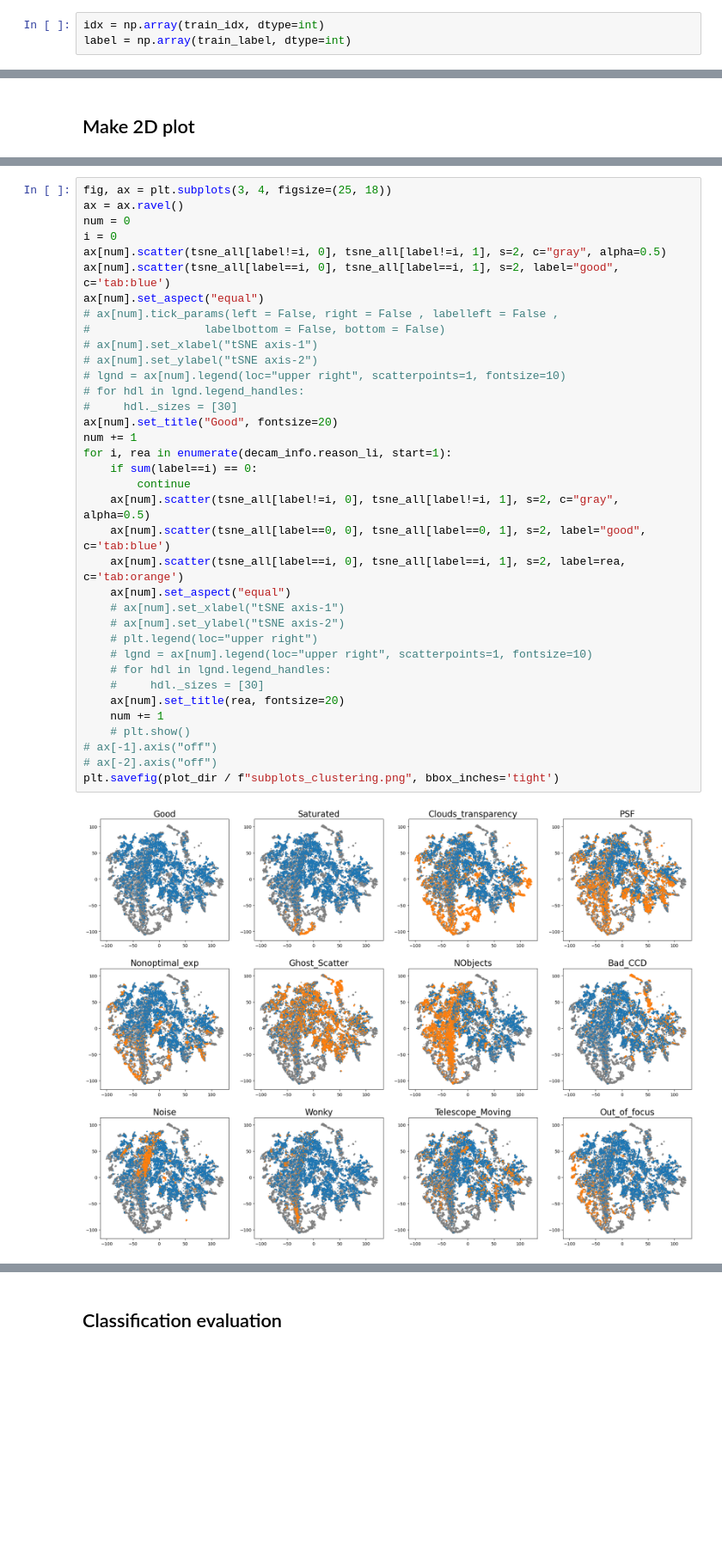
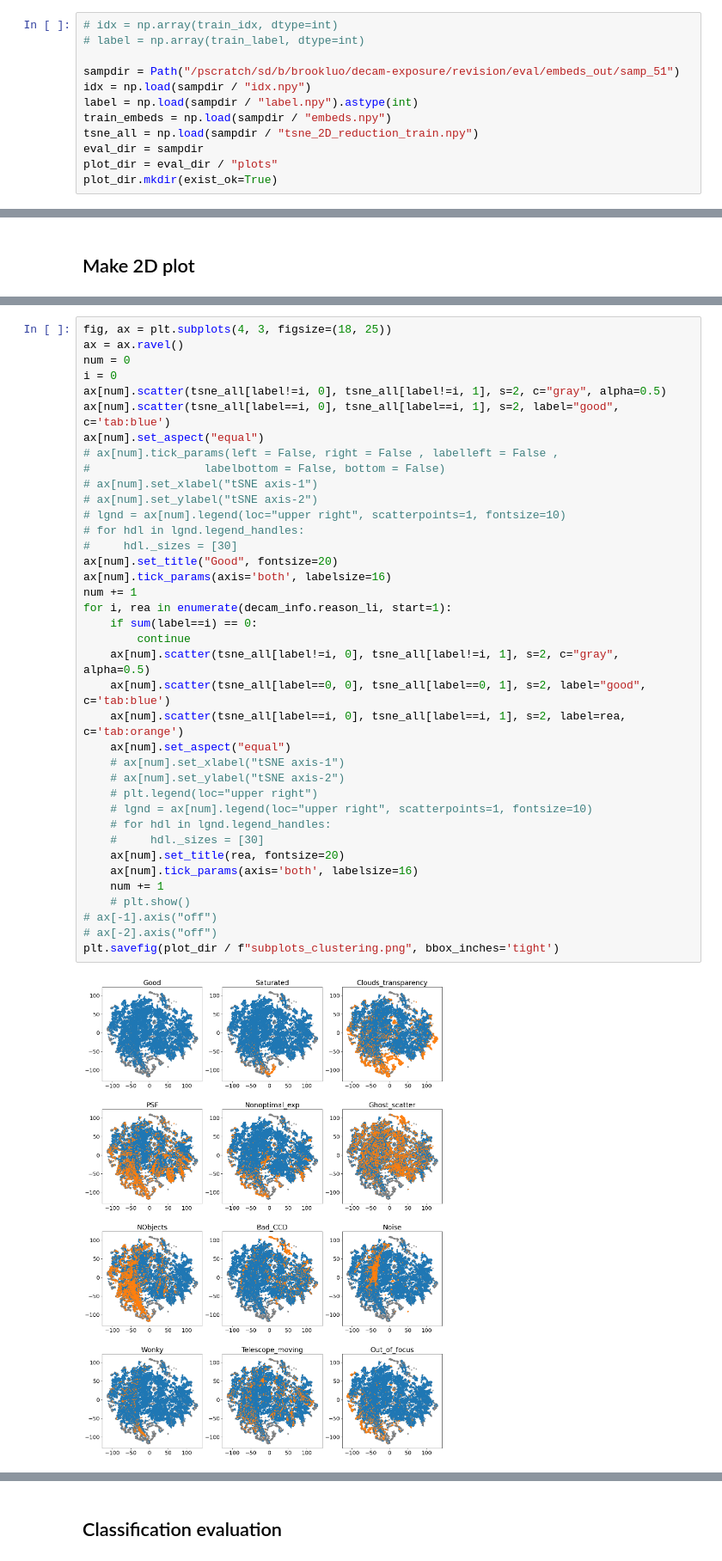
Before and after one commit to Brookluo/ssl-bad-exposure-identification, a Jupyter notebook: nb/analyze_viz.ipynb, the cells around one changed output, grey strips where cells are left out. Shown at 86% size. Drawn from its saved outputs; the diff is of its cells as text; blank space fills up the shorter version.

```diff
--- a/nb/analyze_viz.ipynb
+++ b/nb/analyze_viz.ipynb
@@ -141,8 +156,17 @@ Wall time: 3min 29s
 # Load the data from last step
 tsne_all = np.load(embeds_dir / "tsne_2D_reduction_train.npy")
 # %%
-idx = np.array(train_idx, dtype=int)
-label = np.array(train_label, dtype=int)
+# idx = np.array(train_idx, dtype=int)
+# label = np.array(train_label, dtype=int)
+
+sampdir = Path("/pscratch/sd/b/brookluo/decam-exposure/revision/eval/embeds_out/samp_51")
+idx = np.load(sampdir / "idx.npy")
+label = np.load(sampdir / "label.npy").astype(int)
+train_embeds = np.load(sampdir / "embeds.npy")
+tsne_all = np.load(sampdir / "tsne_2D_reduction_train.npy")
+eval_dir = sampdir
+plot_dir = eval_dir / "plots"
+plot_dir.mkdir(exist_ok=True)
 # %%
 # dr10_dir = Path('/global/cfs/cdirs/cosmo/work/legacysurvey/dr10')
 # dr10_imdir = dr10_dir / "images"
@@ -334,5 +361,5 @@ IndexError: index 2 is out of bounds for axis 1 with size 2
 # %%
-fig, ax = plt.subplots(3, 4, figsize=(25, 18))
+fig, ax = plt.subplots(4, 3, figsize=(18, 25))
 ax = ax.ravel()
 num = 0
 i = 0
@@ -341,34 +368,36 @@ ax[num].scatter(tsne_all[label==i, 0], tsne_all[label==i, 1], s=2, label="good",
 ax[num].set_aspect("equal")
 # ax[num].tick_params(left = False, right = False , labelleft = False ,
 #                 labelbottom = False, bottom = False)
 # ax[num].set_xlabel("tSNE axis-1")
 # ax[num].set_ylabel("tSNE axis-2")
 # lgnd = ax[num].legend(loc="upper right", scatterpoints=1, fontsize=10)
 # for hdl in lgnd.legend_handles:
 #     hdl._sizes = [30]
 ax[num].set_title("Good", fontsize=20)
+ax[num].tick_params(axis='both', labelsize=16)
 num += 1
 for i, rea in enumerate(decam_info.reason_li, start=1):
     if sum(label==i) == 0:
         continue
     ax[num].scatter(tsne_all[label!=i, 0], tsne_all[label!=i, 1], s=2, c="gray", alpha=0.5)
     ax[num].scatter(tsne_all[label==0, 0], tsne_all[label==0, 1], s=2, label="good", c='tab:blue')
     ax[num].scatter(tsne_all[label==i, 0], tsne_all[label==i, 1], s=2, label=rea, c='tab:orange')
     ax[num].set_aspect("equal")
     # ax[num].set_xlabel("tSNE axis-1")
     # ax[num].set_ylabel("tSNE axis-2")
     # plt.legend(loc="upper right")
     # lgnd = ax[num].legend(loc="upper right", scatterpoints=1, fontsize=10)
     # for hdl in lgnd.legend_handles:
     #     hdl._sizes = [30]
     ax[num].set_title(rea, fontsize=20)
+    ax[num].tick_params(axis='both', labelsize=16)
     num += 1
     # plt.show()
 # ax[-1].axis("off")
 # ax[-2].axis("off")
 plt.savefig(plot_dir / f"subplots_clustering.png", bbox_inches='tight')
 # %% [output]
-[figure, old version]
+[figure, new version]
 # %%
 plt.figure(figsize=(15, 15))
 plt.scatter(tsne_all[label==0, 0], tsne_all[label==0, 1], s=2, label="good", zorder=100)
```
Also changed, not shown: parts of 19 cells of this notebook, 6 other files.
